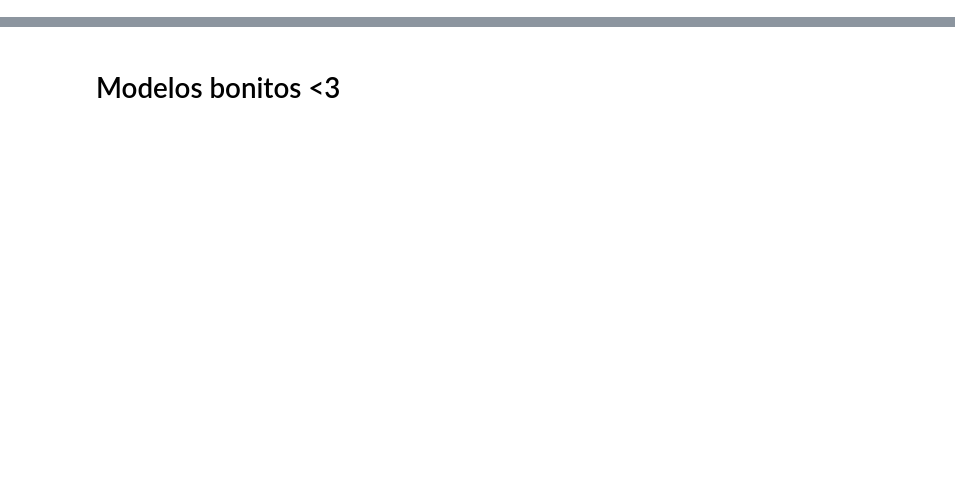
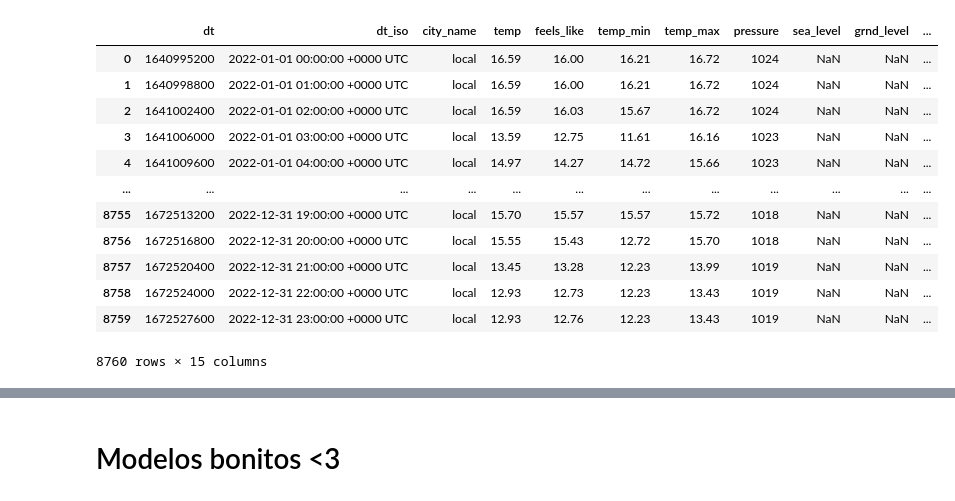
Before and after one commit to Mastro66/DAA_Comp, a Jupyter notebook: 2021.ipynb, the cells around one changed output, grey strips where cells are left out. Saved outputs shown, nothing was run; the diff lists cells and outputs as text; code cells hidden in the pictures; blank space fills up the shorter version.

```diff
--- a/2021.ipynb
+++ b/2021.ipynb
@@ -224,0 +278,16 @@ memory usage: 290.9+ KB
+# %%
+df_meteo2
+# %% [output]
+|  | dt | dt_iso | city_name | temp | feels_like | temp_min | temp_max | pressure | sea_level | grnd_level | ... |
+| 0 | 1640995200 | 2022-01-01 00:00:00 +0000 UTC | local | 16.59 | 16.00 | 16.21 | 16.72 | 1024 | NaN | NaN | ... |
+| 1 | 1640998800 | 2022-01-01 01:00:00 +0000 UTC | local | 16.59 | 16.00 | 16.21 | 16.72 | 1024 | NaN | NaN | ... |
+| 2 | 1641002400 | 2022-01-01 02:00:00 +0000 UTC | local | 16.59 | 16.03 | 15.67 | 16.72 | 1024 | NaN | NaN | ... |
+| 3 | 1641006000 | 2022-01-01 03:00:00 +0000 UTC | local | 13.59 | 12.75 | 11.61 | 16.16 | 1023 | NaN | NaN | ... |
+| 4 | 1641009600 | 2022-01-01 04:00:00 +0000 UTC | local | 14.97 | 14.27 | 14.72 | 15.66 | 1023 | NaN | NaN | ... |
+| ... | ... | ... | ... | ... | ... | ... | ... | ... | ... | ... | ... |
+| 8755 | 1672513200 | 2022-12-31 19:00:00 +0000 UTC | local | 15.70 | 15.57 | 15.57 | 15.72 | 1018 | NaN | NaN | ... |
+| 8756 | 1672516800 | 2022-12-31 20:00:00 +0000 UTC | local | 15.55 | 15.43 | 12.72 | 15.70 | 1018 | NaN | NaN | ... |
+| 8757 | 1672520400 | 2022-12-31 21:00:00 +0000 UTC | local | 13.45 | 13.28 | 12.23 | 13.99 | 1019 | NaN | NaN | ... |
+| 8758 | 1672524000 | 2022-12-31 22:00:00 +0000 UTC | local | 12.93 | 12.73 | 12.23 | 13.43 | 1019 | NaN | NaN | ... |
+| 8759 | 1672527600 | 2022-12-31 23:00:00 +0000 UTC | local | 12.93 | 12.76 | 12.23 | 13.43 | 1019 | NaN | NaN | ... |
+8760 rows × 15 columns
```
Also changed, not shown: parts of 57 cells of this notebook, 1 other file.
